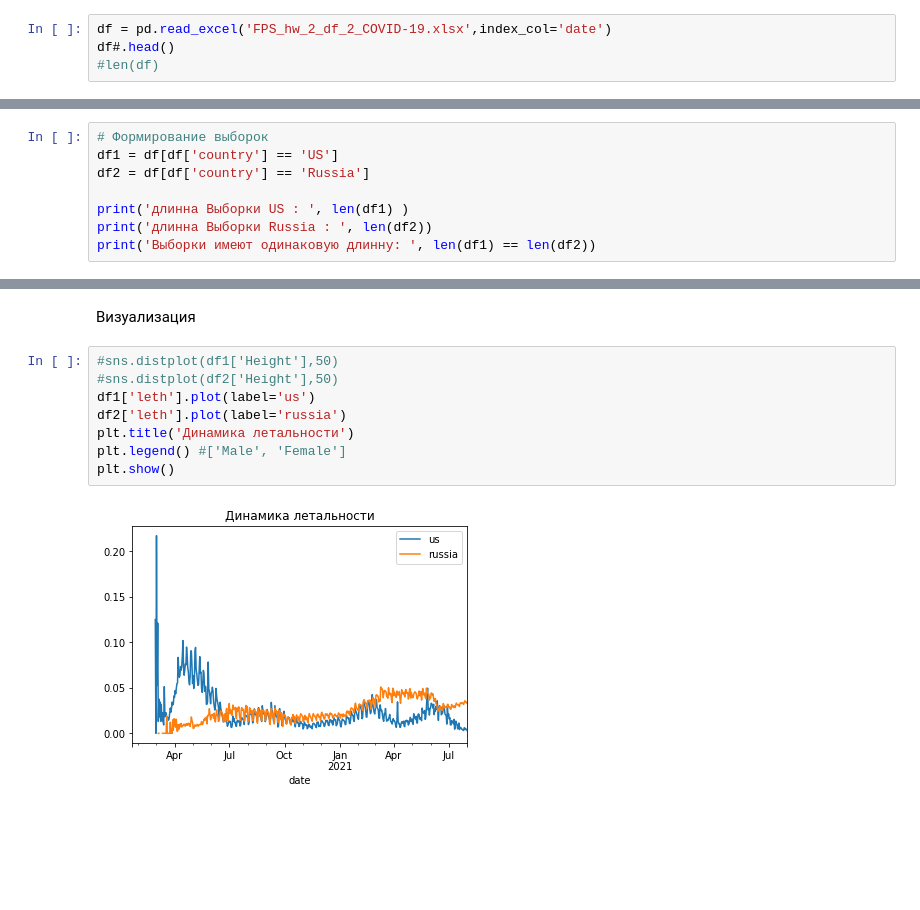
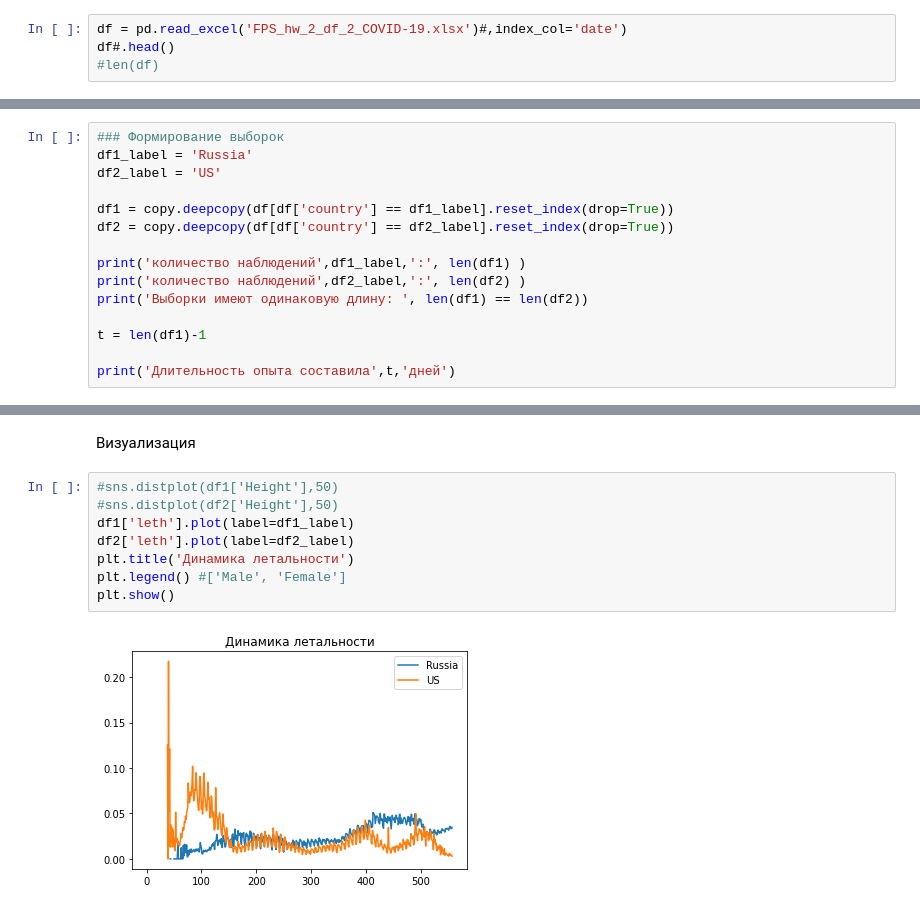
Before and after one commit to sky16k/fps, a Jupyter notebook: основы_стат_2_testing_hw.ipynb, the cells around one changed output, grey strips where cells are left out. Saved outputs shown, nothing was run; the diff lists cells and outputs as text; blank space fills up the shorter version.

```diff
--- a/основы_стат_2_testing_hw.ipynb
+++ b/основы_стат_2_testing_hw.ipynb
@@ -27,7 +40,7 @@ import matplotlib.pyplot as plt   #работа с графиками
 # %% [markdown]
 Загрузка и просмотр данных
 # %%
-df = pd.read_excel('FPS_hw_2_df_2_COVID-19.xlsx',index_col='date')
+df = pd.read_excel('FPS_hw_2_df_2_COVID-19.xlsx')#,index_col='date')
 df#.head()
 #len(df)
 # %% [output]
@@ -48,11 +60,18 @@ df#.head()
 # %% [markdown]
 Формирование выборок по странам
 # %%
-# Формирование выборок
-df1 = df[df['country'] == 'US']
-df2 = df[df['country'] == 'Russia']
+### Формирование выборок
+df1_label = 'Russia'
+df2_label = 'US'
 
-print('длинна Выборки US : ', len(df1) )
-print('длинна Выборки Russia : ', len(df2))
-print('Выборки имеют одинаковую длинну: ', len(df1) == len(df2))
+df1 = copy.deepcopy(df[df['country'] == df1_label].reset_index(drop=True))
+df2 = copy.deepcopy(df[df['country'] == df2_label].reset_index(drop=True))
+
+print('количество наблюдений',df1_label,':', len(df1) )
+print('количество наблюдений',df2_label,':', len(df2) )
+print('Выборки имеют одинаковую длину: ', len(df1) == len(df2))
+
+t = len(df1)-1
+
+print('Длительность опыта составила',t,'дней')
 # %% [output]
@@ -167,11 +164,11 @@ df2
 # %%
 #sns.distplot(df1['Height'],50)
 #sns.distplot(df2['Height'],50)
-df1['leth'].plot(label='us')
-df2['leth'].plot(label='russia')
+df1['leth'].plot(label=df1_label)
+df2['leth'].plot(label=df2_label)
 plt.title('Динамика летальности')
 plt.legend() #['Male', 'Female']
 plt.show()
 # %% [output]
-[figure, old version]
+[figure, new version]
 # %%
```
Also changed, not shown: parts of 19 cells of this notebook.
